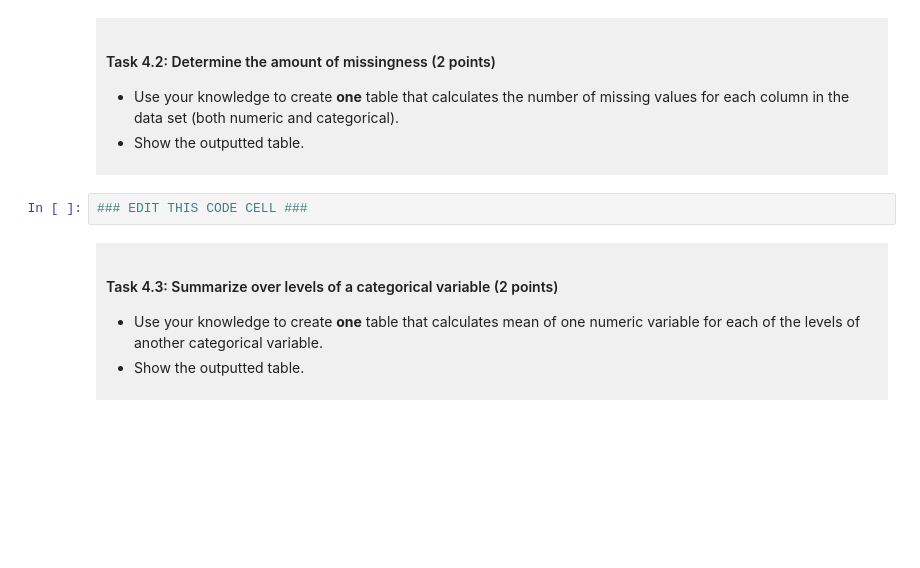
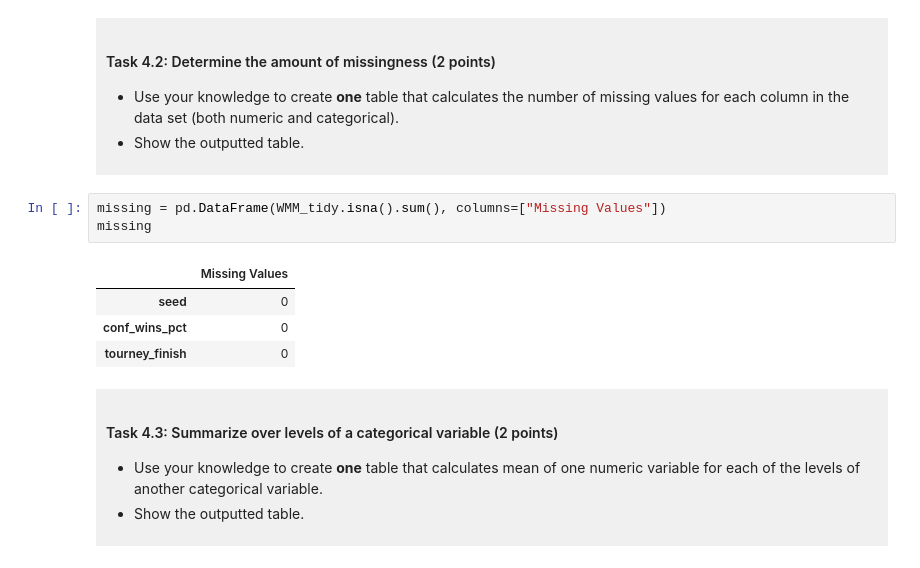
Before and after one commit to Jju0819/dsci-100-project-Jerry, a Jupyter notebook: dsci-100-project-notebook.ipynb, the cells around one changed output. Drawn from its saved outputs; the diff is of its cells as text; blank space fills up the shorter version.

```diff
--- a/dsci-100-project-notebook.ipynb
+++ b/dsci-100-project-notebook.ipynb
@@ -246,7 +252,13 @@ You will refine your research question (if needed) and produce a tidy data set.
 - Show the outputted table.
 </div>
 # %%
-### EDIT THIS CODE CELL ###
+missing = pd.DataFrame(WMM_tidy.isna().sum(), columns=["Missing Values"])
+missing
+# %% [output]
+|  | Missing Values |
+| seed | 0 |
+| conf_wins_pct | 0 |
+| tourney_finish | 0 |
 # %% [markdown]
 <div style="background-color: #f0f0f0; padding: 10px;">
 
```
Also changed, not shown: parts of 9 cells of this notebook.
